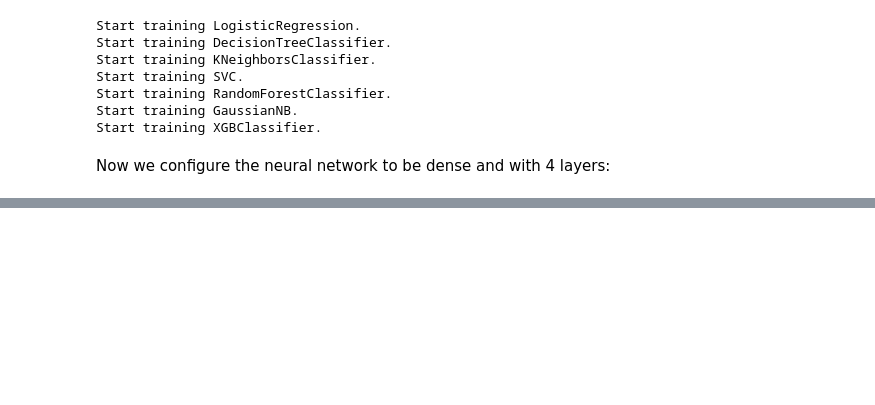
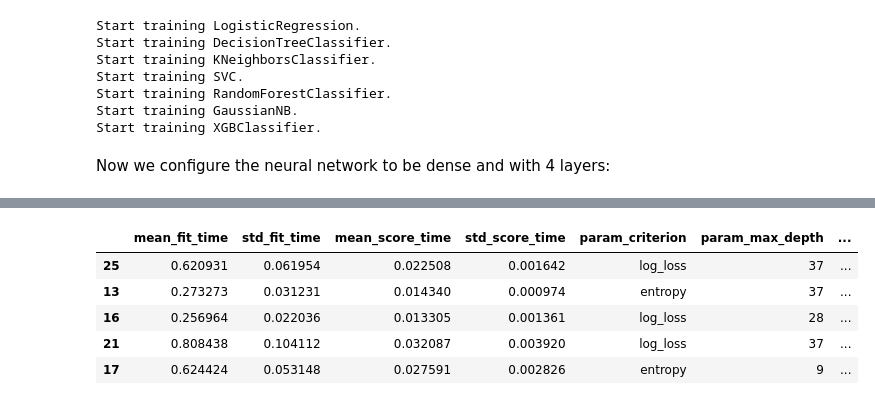
Before and after one commit to HGalletti/CancerDetection, a Jupyter notebook: Cancer detection.ipynb, the cells around one changed output, grey strips where cells are left out. Cells and saved outputs as stored; diff of their text form; code cells hidden in the pictures; blank space fills up the shorter version.

```diff
--- a/Cancer detection.ipynb
+++ b/Cancer detection.ipynb
@@ -600,0 +604,18 @@ We see that the first two models have the same confusion matrix (and therefore,
+# %%
+x_last = pd.concat([x_train, x_cv])
+y_last = pd.concat([y_train, y_cv])
+# %%
+#We set the search grid of hyperparameters
+
+param_grid={}
+param_grid['RandomForestClassifier']={
+    "max_features": [ 0.5, 0.7, 1],
+    "n_estimators": list(range(50,500, 50)),
+    "max_depth": list(range(4,50, 1)),
+    "criterion": ['gini', 'entropy', 'log_loss'],
+    "random_state": [3265]
+}
+# %%
+# Parameters for the bayesian search
+cv=5
+n_iter=30
@@ -600,0 +624,16 @@ We see that the first two models have the same confusion matrix (and therefore,
+# %%
+# We define the MCC metric as custom because BayesSearch doesn't support "scoring='mcc'"
+def custom_mcc(estimator, X, y):
+    y_pred = estimator.predict(X)
+    return mcc(y, y_pred)
+
+# Configure BayesSearchCV
+bayesian = BayesSearchCV(RFC(),
+                        search_spaces=param_grid['RandomForestClassifier'],
+                        n_iter=n_iter,
+                        cv=cv,
+                        scoring=custom_mcc,  # We use our custom metric
+                        random_state=223,
+                        verbose=1)
+# Train the model
+bayesian.fit(x_last, y_last)
@@ -600,0 +670,9 @@ We see that the first two models have the same confusion matrix (and therefore,
+# %%
+pd.DataFrame(bayesian.cv_results_).sort_values('rank_test_score').head()
+# %% [output]
+|  | mean_fit_time | std_fit_time | mean_score_time | std_score_time | param_criterion | param_max_depth | ... |
+| 25 | 0.620931 | 0.061954 | 0.022508 | 0.001642 | log_loss | 37 | ... |
+| 13 | 0.273273 | 0.031231 | 0.014340 | 0.000974 | entropy | 37 | ... |
+| 16 | 0.256964 | 0.022036 | 0.013305 | 0.001361 | log_loss | 28 | ... |
+| 21 | 0.808438 | 0.104112 | 0.032087 | 0.003920 | log_loss | 37 | ... |
+| 17 | 0.624424 | 0.053148 | 0.027591 | 0.002826 | entropy | 9 | ... |
```
Also changed, not shown: parts of 17 cells of this notebook.
